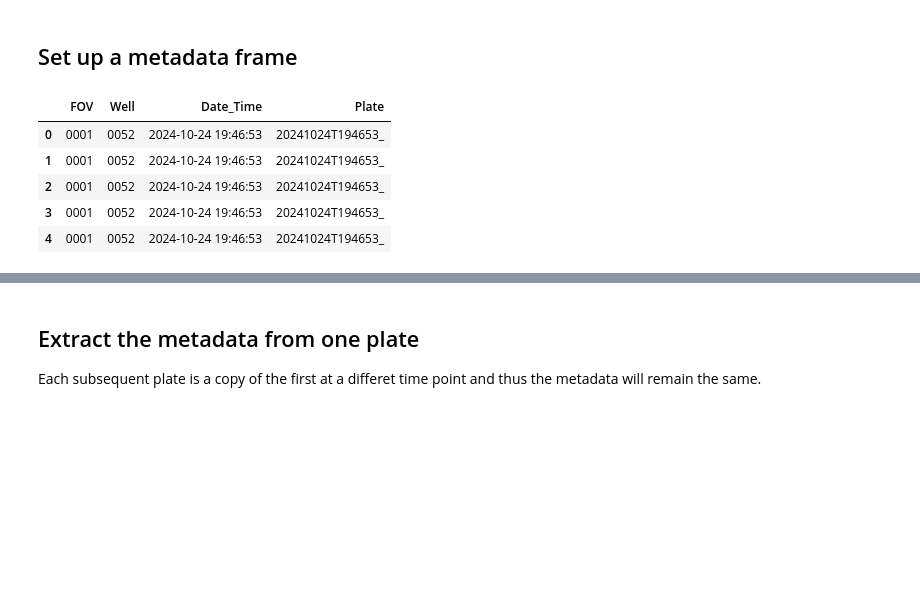
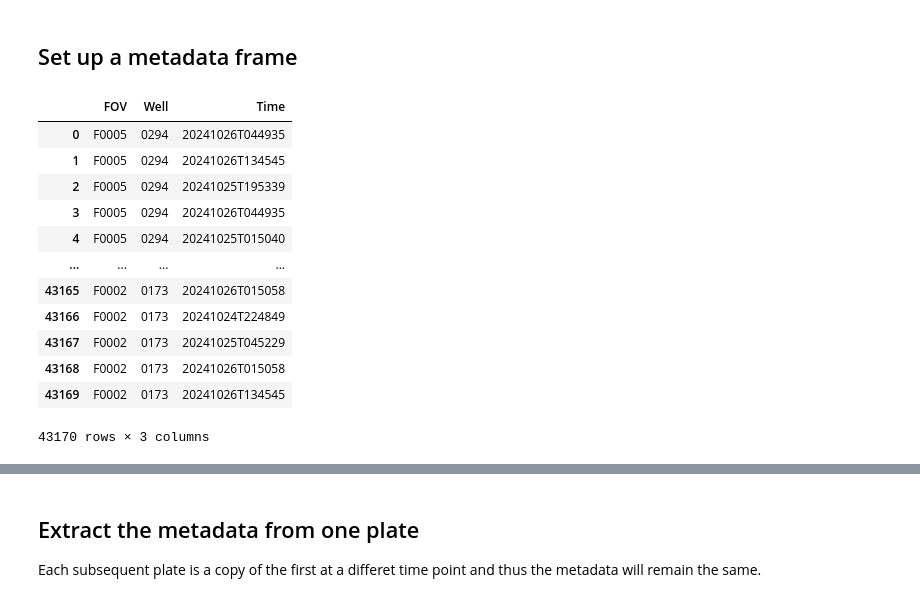
Before and after one commit to MikeLippincott/pyroptosis_live-cell_timelapse, a Jupyter notebook: Wave1_data/1.preprocess_data/notebooks/0.preprocess_raw_data.ipynb, the cells around one changed output, grey strips where cells are left out. Cells and saved outputs as stored; diff of their text form; code cells hidden in the pictures; blank space fills up the shorter version.

```diff
--- a/Wave1_data/1.preprocess_data/notebooks/0.preprocess_raw_data.ipynb
+++ b/Wave1_data/1.preprocess_data/notebooks/0.preprocess_raw_data.ipynb
@@ -54,25 +65,24 @@ We copied 43170 files
 # %%
 # make a df out of the file names
 df = pd.DataFrame(list_of_new_files, columns=["file_path"])
 df.insert(0, "file_name", df["file_path"].apply(lambda x: pathlib.Path(x).name))
-df.insert(0, "Plate", df["file_path"].apply(lambda x: x.split("/")[7]))
-df.insert(0, "Well", df["file_name"].apply(lambda x: x.split("F")[0].split("W")[-1]))
-df.insert(0, "FOV", df["file_name"].apply(lambda x: x.split("T")[0].split("F")[-1]))
+df.insert(0, "Time", df["file_name"].apply(lambda x: x.split("_")[0]))
+df.insert(0, "Well", df["file_name"].apply(lambda x: x.split("_")[1].split("W")[1]))
+df.insert(0, "FOV", df["file_name"].apply(lambda x: x.split("_")[2]))
 df.drop("file_path", axis=1, inplace=True)
 df.drop("file_name", axis=1, inplace=True)
-# split the plate into time and date
-df.insert(2, "Date_Time", df["Plate"].apply(lambda x: x.strip("_").replace("T", "")))
-# format the time into YYYY-MM-DD HH:MM:SS
-df["Date_Time"] = pd.to_datetime(df["Date_Time"], format="%Y%m%d%H%M%S")
-
-# sort by Date, Time, Plate, Well, FOV
-df.sort_values(by=["Date_Time", "Plate", "Well", "FOV"], inplace=True)
-df.reset_index(drop=True, inplace=True)
-df.head()
+df
 # %% [output]
-|  | FOV | Well | Date_Time | Plate |
-| 0 | 0001 | 0052 | 2024-10-24 19:46:53 | 20241024T194653_ |
-| 1 | 0001 | 0052 | 2024-10-24 19:46:53 | 20241024T194653_ |
-| 2 | 0001 | 0052 | 2024-10-24 19:46:53 | 20241024T194653_ |
-| 3 | 0001 | 0052 | 2024-10-24 19:46:53 | 20241024T194653_ |
-| 4 | 0001 | 0052 | 2024-10-24 19:46:53 | 20241024T194653_ |
+|  | FOV | Well | Time |
+| 0 | F0005 | 0294 | 20241026T044935 |
+| 1 | F0005 | 0294 | 20241026T134545 |
+| 2 | F0005 | 0294 | 20241025T195339 |
+| 3 | F0005 | 0294 | 20241026T044935 |
+| 4 | F0005 | 0294 | 20241025T015040 |
+| ... | ... | ... | ... |
+| 43165 | F0002 | 0173 | 20241026T015058 |
+| 43166 | F0002 | 0173 | 20241024T224849 |
+| 43167 | F0002 | 0173 | 20241025T045229 |
+| 43168 | F0002 | 0173 | 20241026T015058 |
+| 43169 | F0002 | 0173 | 20241026T134545 |
+43170 rows × 3 columns
```
Also changed, not shown: parts of 6 cells of this notebook.
